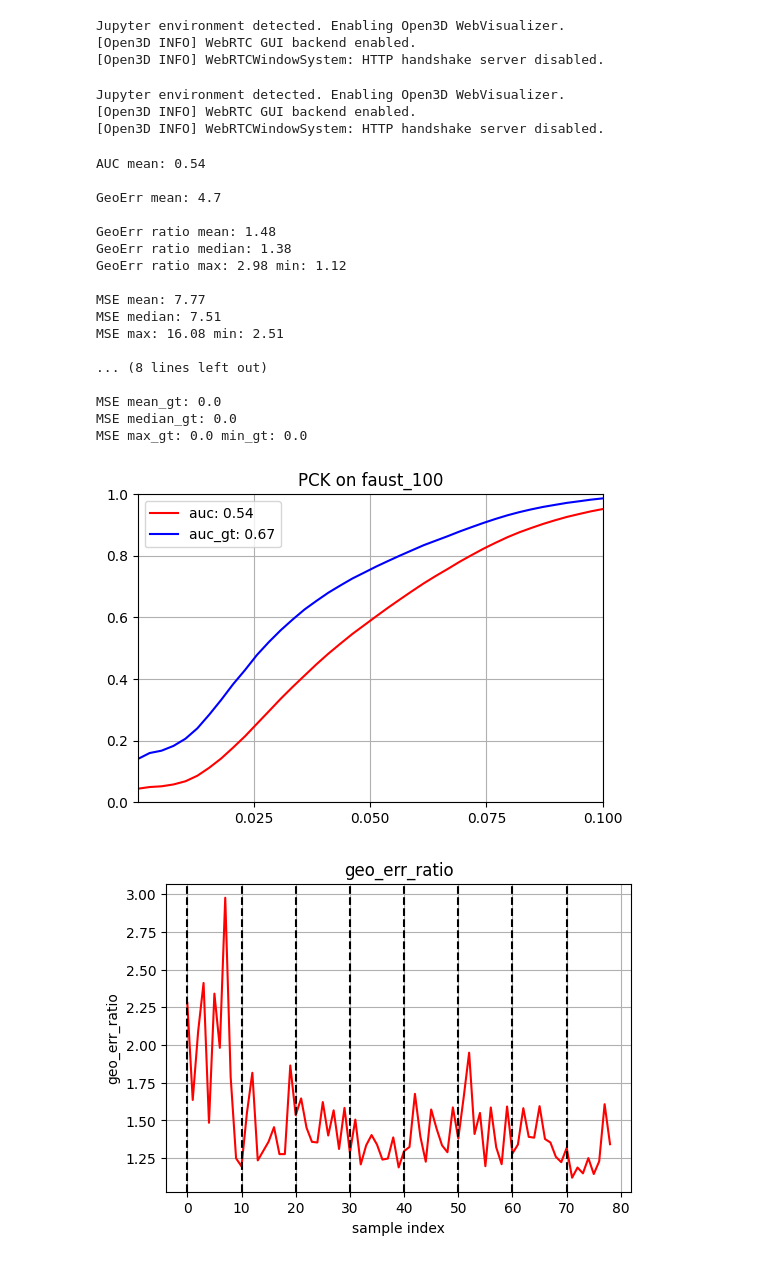
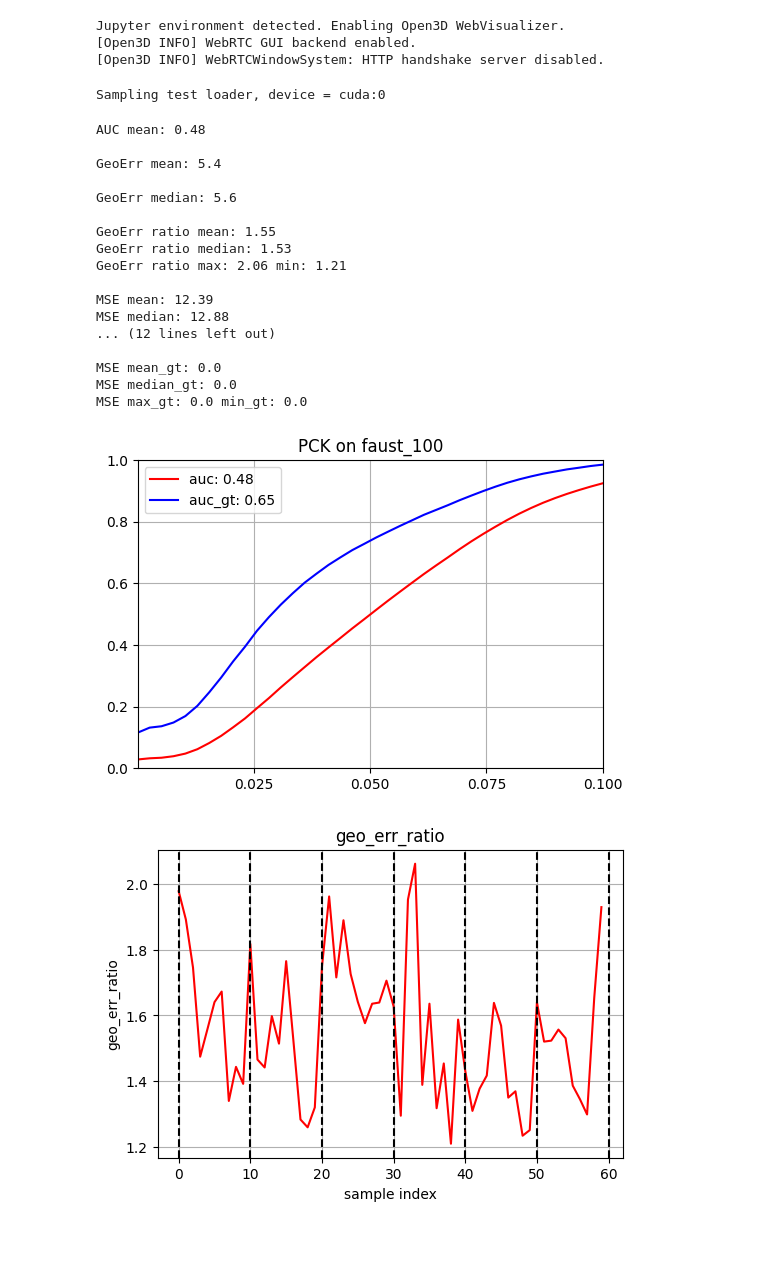
Before and after one commit to alekseizhuravlev/shape_matching, a Jupyter notebook: notebooks/29.05.2024/evaluate_on_faust.ipynb, the cells around one changed output. Cells and saved outputs as stored; diff of their text form; code cells hidden in the pictures.

```diff
--- a/notebooks/29.05.2024/evaluate_on_faust.ipynb
+++ b/notebooks/29.05.2024/evaluate_on_faust.ipynb
@@ -49,9 +49,14 @@ scene.add_geometry(mesh_second)
 
 scene.show()
 # %%
+import sys
 import os
-import sys
-sys.path.append('/home/s94zalek/shape_matching')
+curr_dir = os.getcwd()
+if 's94zalek_hpc' in curr_dir:
+    user_name = 's94zalek_hpc'
+else:
+    user_name = 's94zalek'
+sys.path.append(f'/home/{user_name}/shape_matching')
 
 # datasets
 from my_code.datasets.surreal_cached_train_dataset import SurrealTrainDataset
@@ -108,6 +113,8 @@ def preprocess_metrics(metrics):
     metrics_payload['auc'] = round(metrics['auc'].mean(dim=0).item(), 2)
 
     metrics_payload['geo_err_mean'] = round(metrics['geo_err_est'].mean().item() * 100, 1)
+    metrics_payload['geo_err_median'] = round(metrics['geo_err_est'].median().item() * 100, 1)
+
     metrics_payload['geo_err_ratio_mean'] = round(metrics['geo_err_ratio'].mean().item(), 2)
     metrics_payload['geo_err_ratio_median'] = round(metrics['geo_err_ratio'].median().item(), 2)
     metrics_payload['geo_err_ratio_max'] = round(metrics['geo_err_ratio'].max().item(), 2)
@@ -122,14 +129,14 @@ def preprocess_metrics(metrics):
 
 
 
-experiment_name = 'test_32'
-checkpoint_name = 'checkpoint_29'
+experiment_name = 'test_3DCoded_100'
+checkpoint_name = 'checkpoint_99'
 subset_fraction = 100
 dataset_name = 'faust'
 
 
 ### config
-exp_base_folder = f'/home/s94zalek/shape_matching/my_code/experiments/{experiment_name}'
+exp_base_folder = f'/home/{user_name}/shape_matching/my_code/experiments/{experiment_name}'
 with open(f'{exp_base_folder}/config.yaml', 'r') as f:
     config = yaml.load(f, Loader=yaml.FullLoader)
 
@@ -169,13 +176,10 @@ test_dataset = template_dataset.TemplateDataset(
 
 
 
-subset_indices = list(range(len(test_dataset)))[1:]
+subset_indices = list(range(len(test_dataset)))[10:]
 
 # return the subset
 test_dataset = torch.utils.data.Subset(test_dataset, subset_indices)
-
-
-
 
 # # optionally get a subset of the dataset
 # if subset_fraction != 100:
@@ -225,22 +229,24 @@ fig = plot_pck(metrics, metrics_gt, title=f"PCK on {dataset_name}_{subset_fracti
 
 
 ### save the metrics and samples
-save_folder = f"{exp_base_folder}/evaluation"
-os.makedirs(save_folder, exist_ok=True)
+# save_folder = f"{exp_base_folder}/evaluation"
+# os.makedirs(save_folder, exist_ok=True)
 
 # metrics
-with open(f"{save_folder}/metrics_{dataset_name}_{subset_fraction}.yaml", 'w') as f:
-    yaml.dump(metrics_payload, f, sort_keys=False)
+# with open(f"{save_folder}/metrics_{dataset_name}_{subset_fraction}.yaml", 'w') as f:
+#     yaml.dump(metrics_payload, f, sort_keys=False)
 
 # samples, fmaps, pck plot
-torch.save(x_sampled, f"{save_folder}/sampled_{dataset_name}_{subset_fraction}.pt")
-torch.save(fmap_sampled, f"{save_folder}/fmap_sampled_{dataset_name}_{subset_fraction}.pt")
-plt.savefig(f"{save_folder}/pck_{dataset_name}_{subset_fraction}.png")
+# torch.save(x_sampled, f"{save_folder}/sampled_{dataset_name}_{subset_fraction}.pt")
+# torch.save(fmap_sampled, f"{save_folder}/fmap_sampled_{dataset_name}_{subset_fraction}.pt")
+# plt.savefig(f"{save_folder}/pck_{dataset_name}_{subset_fraction}.png")
 
 
 ### print the metrics
 print(f"AUC mean: {metrics_payload['auc']}\n")
 print(f'GeoErr mean: {metrics_payload["geo_err_mean"]}\n')
+print(f'GeoErr median: {metrics_payload["geo_err_median"]}\n')
+
 print(f"GeoErr ratio mean: {metrics_payload['geo_err_ratio_mean']}")
 print(f"GeoErr ratio median: {metrics_payload['geo_err_ratio_median']}")
 print(f'GeoErr ratio max: {metrics_payload["geo_err_ratio_max"]}', f'min: {metrics_payload["geo_err_ratio_min"]}\n')
@@ -251,54 +257,56 @@ print(f"MSE max: {metrics_payload['mse_max']}", f"min: {metrics_payload['mse_min
 
 print(f"\n\nAUC mean_gt: {metrics_payload_gt['auc']}\n")
 print(f'GeoErr mean_gt: {metrics_payload_gt["geo_err_mean"]}\n')
+print(f'GeoErr median_gt: {metrics_payload_gt["geo_err_median"]}\n')
+
 print(f"GeoErr ratio mean_gt: {metrics_payload_gt['geo_err_ratio_mean']}")
 print(f"GeoErr ratio median_gt: {metrics_payload_gt['geo_err_ratio_median']}")
 print(f'GeoErr ratio max_gt: {metrics_payload_gt["geo_err_ratio_max"]}', f'min_gt: {metrics_payload_gt["geo_err_ratio_min"]}\n')
 print(f"MSE mean_gt: {metrics_payload_gt['mse_mean']}")
 print(f"MSE median_gt: {metrics_payload_gt['mse_median']}")
 print(f"MSE max_gt: {metrics_payload_gt['mse_max']}", f"min_gt: {metrics_payload_gt['mse_min']}")
+
+fig.show()
 # %% [output]
-Jupyter environment detected. Enabling Open3D WebVisualizer.
-[Open3D INFO] WebRTC GUI backend enabled.
-[Open3D INFO] WebRTCWindowSystem: HTTP handshake server disabled.
+Sampling test loader, device = cuda:0
-AUC mean: 0.54
+AUC mean: 0.48
 
-GeoErr mean: 4.7
+GeoErr mean: 5.4
 
-GeoErr ratio mean: 1.48
-GeoErr ratio median: 1.38
-GeoErr ratio max: 2.98 min: 1.12
+GeoErr median: 5.6
 
-MSE mean: 7.77
-MSE median: 7.51
-MSE max: 16.08 min: 2.51
+GeoErr ratio mean: 1.55
+GeoErr ratio median: 1.53
+GeoErr ratio max: 2.06 min: 1.21
 
-... (8 lines left out)
+MSE mean: 12.39
+MSE median: 12.88
+... (12 lines left out)
 
 MSE mean_gt: 0.0
 MSE median_gt: 0.0
 MSE max_gt: 0.0 min_gt: 0.0
-[figure, old version]
+[figure, new version]
 # %%
 # plot metrics['geo_err_ratio']
 # draw vertical lines every 10 samples
 
 import matplotlib.pyplot as plt
 
 fig, ax = plt.subplots(1, 1, figsize=(6, 4))
 
-ax.plot(metrics['geo_err_ratio'].cpu().numpy(), 'r-')
+ax.plot(metrics['geo_err_ratio'].cpu().numpy()[10:], 'r-')
 ax.set_title('geo_err_ratio')
 ax.set_ylabel('geo_err_ratio')
 ax.set_xlabel('sample index')
 ax.grid()
 
 for i in range(0, len(metrics['geo_err_ratio']), 10):
     ax.axvline(i, color='black', linestyle='--')
 
 plt.show()
 # %% [output]
-[figure, old version]
+[figure, new version]
 # %%
 geo_err_ratio_no_1 = metrics['geo_err_ratio']
 
```
Also changed, not shown: parts of 2 cells of this notebook, 7 other files.
